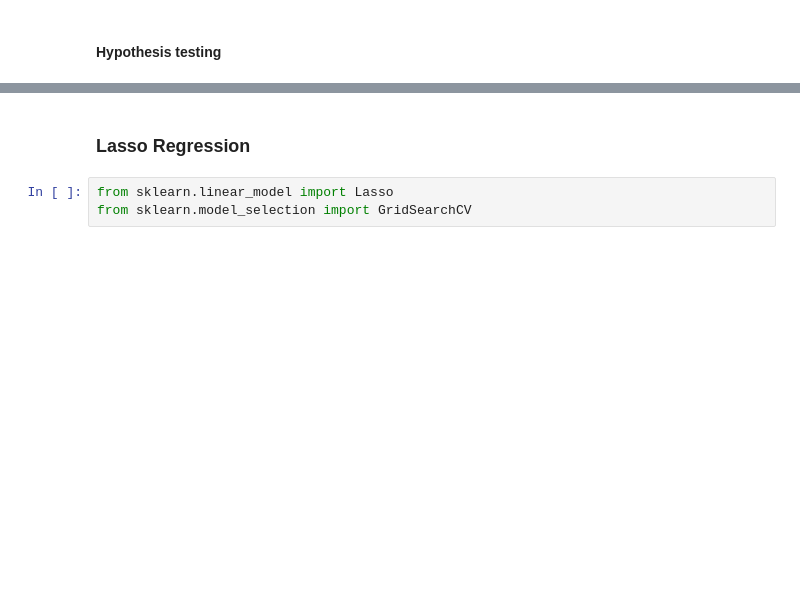
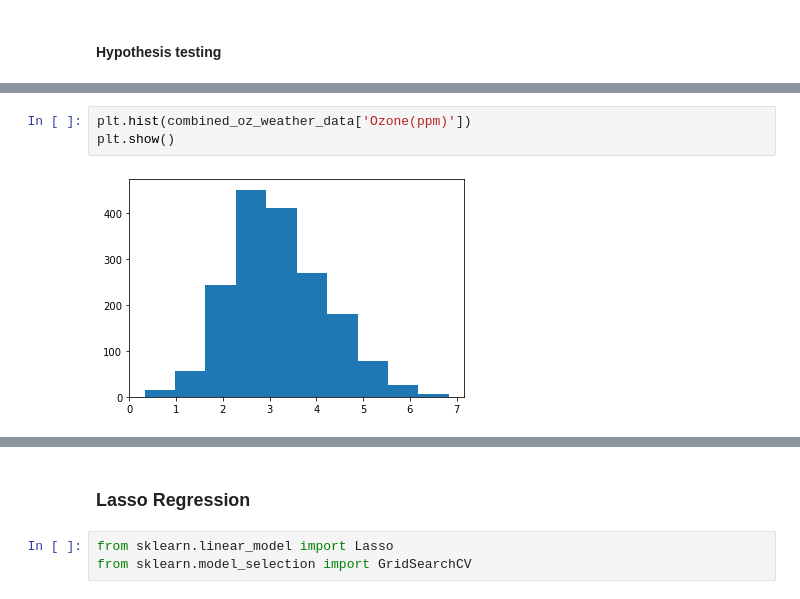
Before and after one commit to esharma3/project_austin_air_quality_analysis_and_prediction, a Jupyter notebook: code/ML_ozone_and_weather.ipynb, the cells around one changed output, grey strips where cells are left out. Drawn from its saved outputs; the diff is of its cells as text; blank space fills up the shorter version.

```diff
--- a/code/ML_ozone_and_weather.ipynb
+++ b/code/ML_ozone_and_weather.ipynb
@@ -232,0 +249,5 @@ Warnings:
+# %%
+plt.hist(combined_oz_weather_data['Ozone(ppm)'])
+plt.show()
+# %% [output]
+[figure, added]
```
Also changed, not shown: parts of 66 cells of this notebook.
